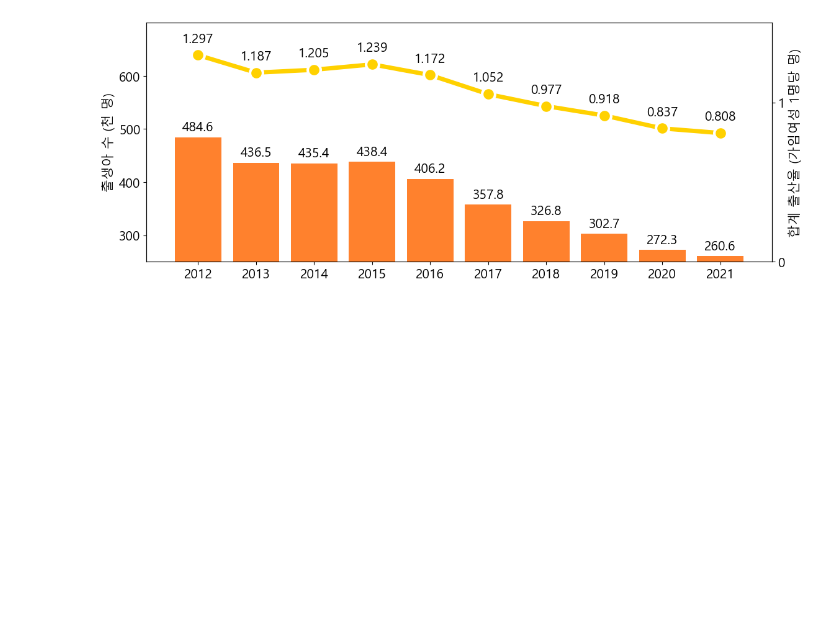
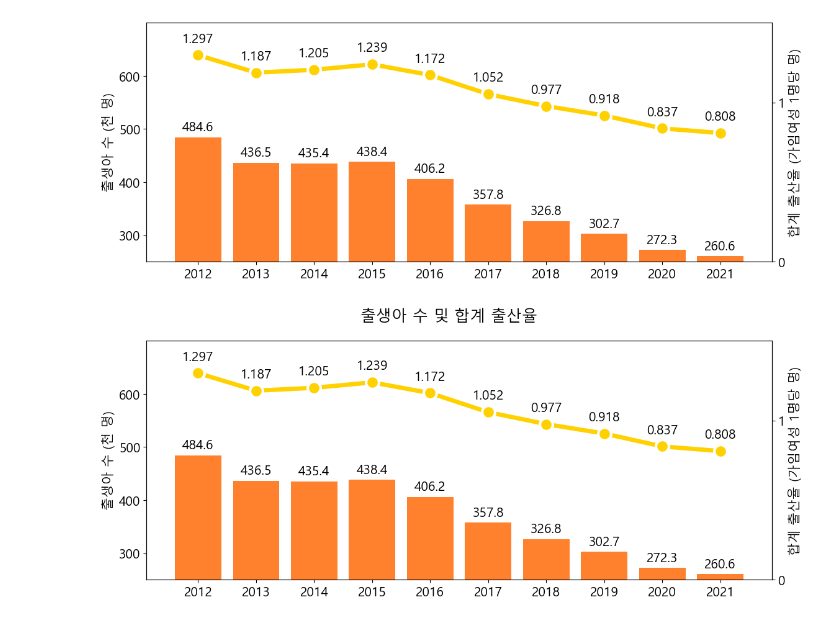
Before and after one commit to SamuelJeon5/PythonDataWorkSpace, a Jupyter notebook: 프로젝트/2. 출생아 수 및 합계출산율.ipynb, the cells around one changed output. Cells and saved outputs as stored; diff of their text form; code cells hidden in the pictures; blank space fills up the shorter version.

```diff
--- a/프로젝트/2. 출생아 수 및 합계출산율.ipynb
+++ b/프로젝트/2. 출생아 수 및 합계출산율.ipynb
@@ -141,17 +141,20 @@ for idx, value in enumerate(df['합계 출산율']):
 [figure]
 # %%
 fig, ax1 = plt.subplots(figsize=(13,5))
+fig.suptitle('출생아 수 및 합계 출산율')
 ax1.set_ylabel('출생아 수 (천 명)')
 ax1.set_ylim(250,700)
 ax1.set_yticks([300,400,500,600])
 ax1.bar(df.index,df['출생아 수'], color='#ff812d')
 for idx, value in enumerate(df['출생아 수']):
     ax1.text(idx, value + 12, value, ha='center')
 
 ax2 = ax1.twinx() # x축을 공유하는 쌍둥이 axis
 ax2.set_ylabel('합계 출산율 (가임여성 1명당 명)')
 ax2.set_ylim(0,1.5)
 ax2.set_yticks([0,1])
 ax2.plot(df.index, df['합계 출산율'], color='#ffd100', marker='o', markersize=15, linewidth=5, markeredgecolor='w', markeredgewidth=3)
 for idx, value in enumerate(df['합계 출산율']):
     ax2.text(idx, value + 0.08, value, ha='center')
+# %% [output]
+[figure, added]
```
